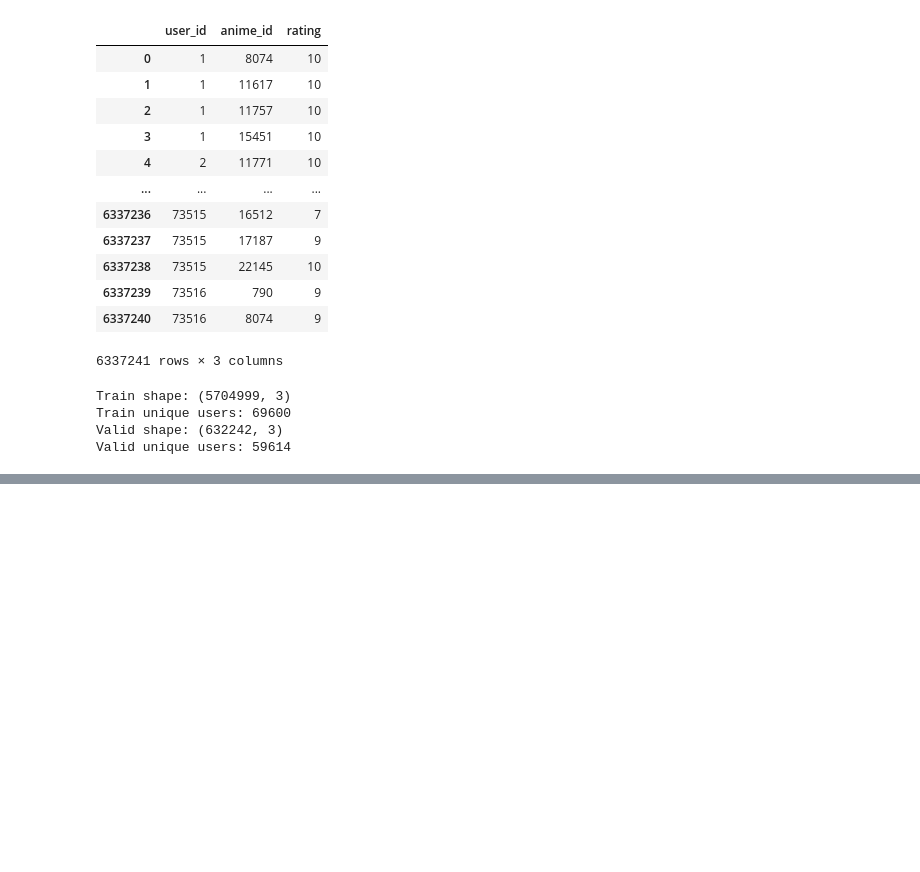
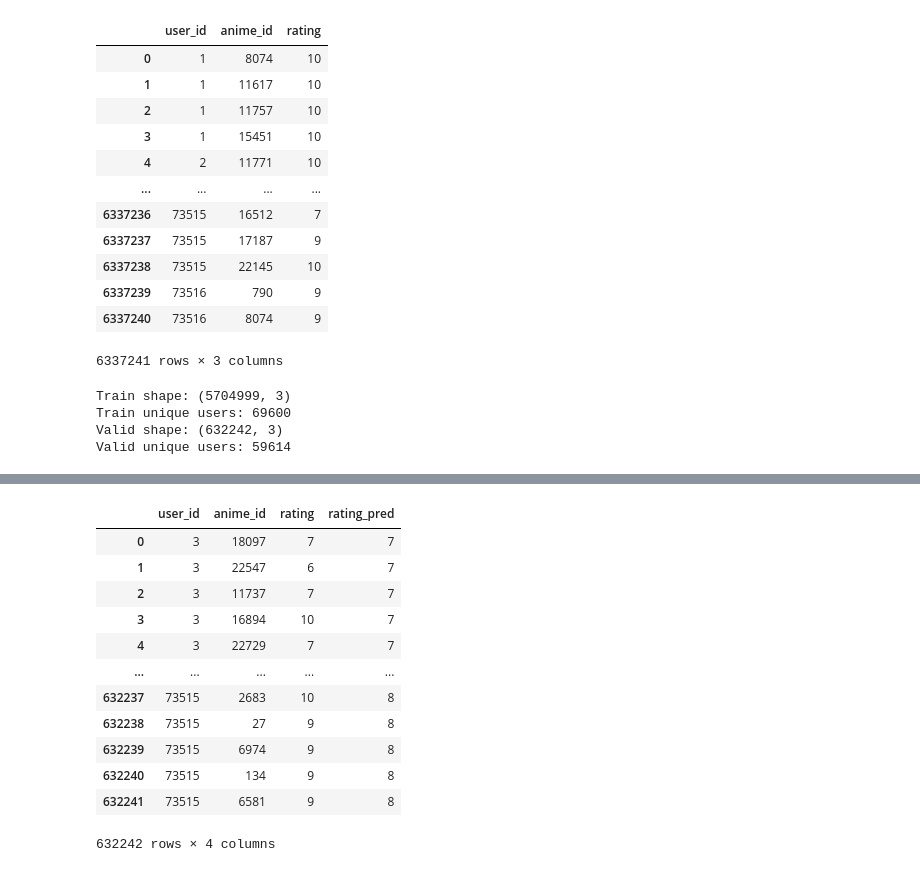
Before and after one commit to opalchonlapat/anime-recommend, a Jupyter notebook: Anime_recommendation_dataset.ipynb, the cells around one changed output, grey strips where cells are left out. Cells and saved outputs as stored; diff of their text form; code cells hidden in the pictures; blank space fills up the shorter version.

```diff
--- a/Anime_recommendation_dataset.ipynb
+++ b/Anime_recommendation_dataset.ipynb
@@ -235,0 +258,5 @@ Valid unique users: 59614
+# %%
+mean_rate_user_df = train_df.groupby(['user_id'])['rating'].apply(find_mean_drop_outlier)
+# %%
+mean_rate_user_df = mean_rate_user_df.reset_index()
+mean_rate_user_df['rating'] = mean_rate_user_df['rating'].astype(int)
@@ -235,0 +279,2 @@ Valid unique users: 59614
+# %%
+baseline_df = pd.merge(test_df, mean_rate_user_df, on=['user_id'], suffixes=('', '_pred'))
@@ -235,0 +295,16 @@ Valid unique users: 59614
+# %%
+baseline_df
+# %% [output]
+|  | user_id | anime_id | rating | rating_pred |
+| 0 | 3 | 18097 | 7 | 7 |
+| 1 | 3 | 22547 | 6 | 7 |
+| 2 | 3 | 11737 | 7 | 7 |
+| 3 | 3 | 16894 | 10 | 7 |
+| 4 | 3 | 22729 | 7 | 7 |
+| ... | ... | ... | ... | ... |
+| 632237 | 73515 | 2683 | 10 | 8 |
+| 632238 | 73515 | 27 | 9 | 8 |
+| 632239 | 73515 | 6974 | 9 | 8 |
+| 632240 | 73515 | 134 | 9 | 8 |
+| 632241 | 73515 | 6581 | 9 | 8 |
+632242 rows × 4 columns
```
Also changed, not shown: parts of 40 cells of this notebook.
